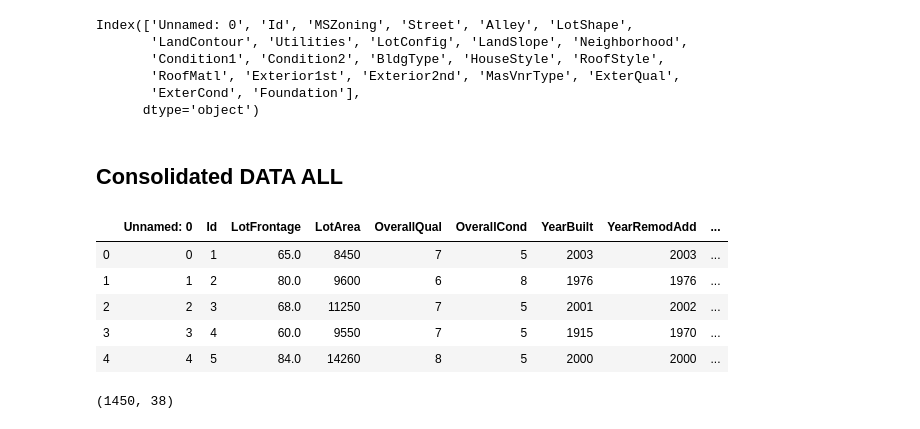
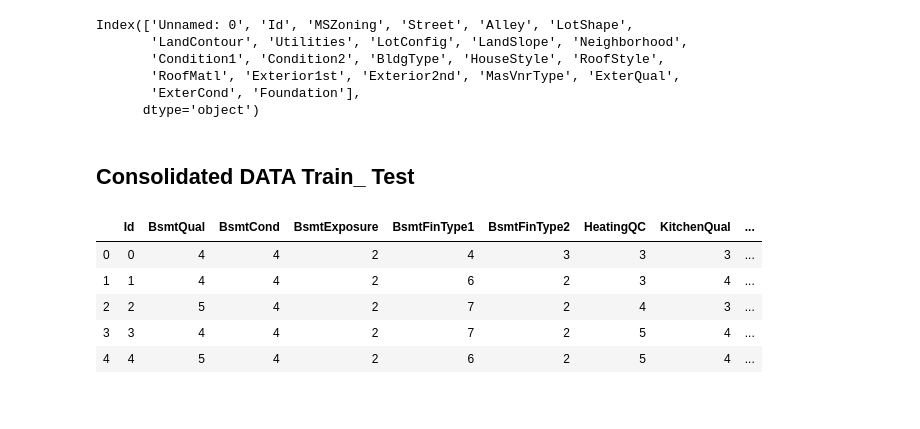
Before and after one commit to Kailunwrites/Kaggle-Machine-Learning-Housing-Project-, a Jupyter notebook: kailun_cheng/Python Notebooks_DataCleaning/Consolidated Feature Engineering_kc.ipynb, the cells around one changed output. Saved outputs shown, nothing was run; the diff lists cells and outputs as text; code cells hidden in the pictures.

```diff
--- a/kailun_cheng/Python Notebooks_DataCleaning/Consolidated Feature Engineering_kc.ipynb
+++ b/kailun_cheng/Python Notebooks_DataCleaning/Consolidated Feature Engineering_kc.ipynb
@@ -310,17 +310,8 @@ cont_var_JH= ['Id','LotFrontage', 'LotArea', 'MasVnrArea', 'BsmtFinSF1', 'BsmtUn
 
 cat_var_JH= ['Has2ndFl','NeighborhoodType','HasPorch', 'HasDeck', 'HasPool']
 # %% [markdown]
-## Consolidated DATA ALL
+## Consolidated DATA  Train_ Test
 # %%
 jon= pd.read_csv('jon_original_HouseData.csv')
 rich = pd.read_csv('rk_hotencode.csv')
 kailun= pd.read_csv('train_all0.csv')
-# %%
-jon.head()
-# %% [output]
-|  | Unnamed: 0 | Id | LotFrontage | LotArea | OverallQual | OverallCond | YearBuilt | YearRemodAdd | ... |
-| 0 | 0 | 1 | 65.0 | 8450 | 7 | 5 | 2003 | 2003 | ... |
-| 1 | 1 | 2 | 80.0 | 9600 | 6 | 8 | 1976 | 1976 | ... |
-| 2 | 2 | 3 | 68.0 | 11250 | 7 | 5 | 2001 | 2002 | ... |
-| 3 | 3 | 4 | 60.0 | 9550 | 7 | 5 | 1915 | 1970 | ... |
-| 4 | 4 | 5 | 84.0 | 14260 | 8 | 5 | 2000 | 2000 | ... |
@@ -326,0 +322,10 @@ jon.head()
+# %%
+# Examine Data
+kailun_test.head()
+# %% [output]
+|  | Id | BsmtQual | BsmtCond | BsmtExposure | BsmtFinType1 | BsmtFinType2 | HeatingQC | KitchenQual | ... |
+| 0 | 0 | 4 | 4 | 2 | 4 | 3 | 3 | 3 | ... |
+| 1 | 1 | 4 | 4 | 2 | 6 | 2 | 3 | 4 | ... |
+| 2 | 2 | 5 | 4 | 2 | 7 | 2 | 4 | 3 | ... |
+| 3 | 3 | 4 | 4 | 2 | 7 | 2 | 5 | 4 | ... |
+| 4 | 4 | 5 | 4 | 2 | 6 | 2 | 5 | 4 | ... |
@@ -329,9 +338,5 @@ Id= np.array(jon['Id'])-1
 jon['Id']= Id
 #house_data= house_data.drop(['SalePrice', 'SalePrice_log'], axis=1)
 jon= jon.drop(['Unnamed: 0'], axis=1)
-# %%
-jon.shape
-# %% [output]
-(1450, 38)
 # %%
 train_all_cat=pd.merge(kailun, rich, how= 'left', left_on= 'Id', right_on= rich.index)
```
Also changed, not shown: parts of 8 cells of this notebook, 4 other files.
